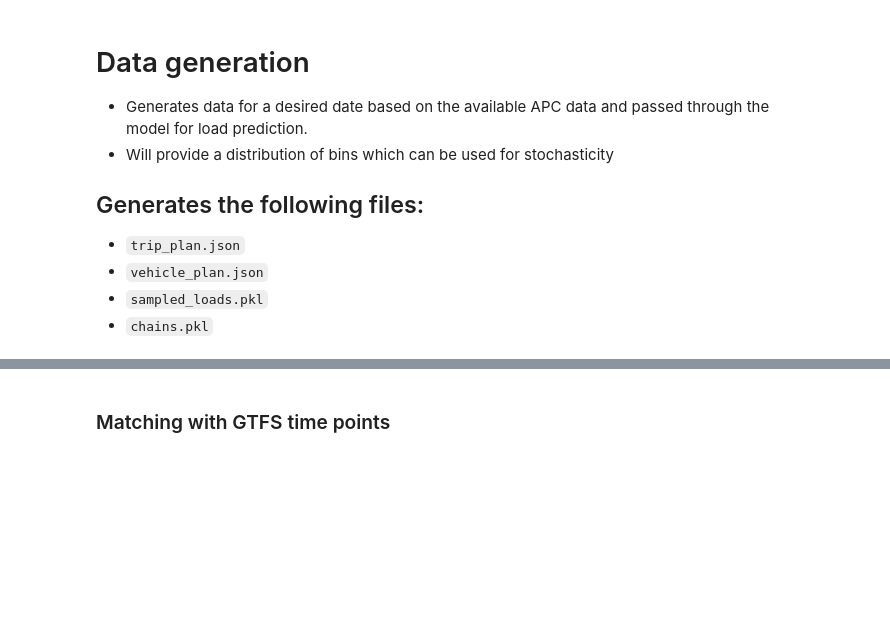
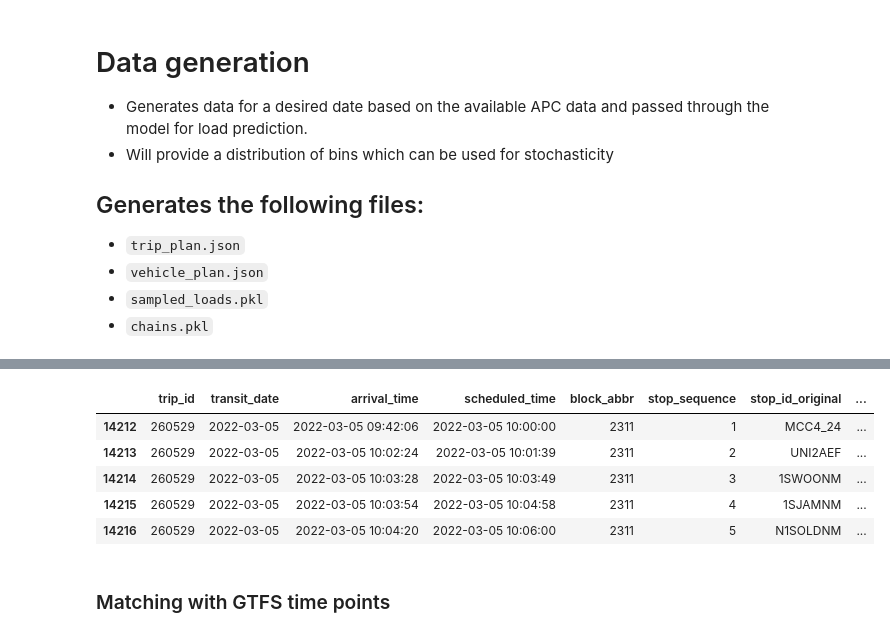
Before and after one commit to jptalusan/ICCPS_stationing, a Jupyter notebook: data_generation/generate_day_trips.ipynb, the cells around one changed output, grey strips where cells are left out. Cells and saved outputs as stored; diff of their text form; code cells hidden in the pictures; blank space fills up the shorter version.

```diff
--- a/data_generation/generate_day_trips.ipynb
+++ b/data_generation/generate_day_trips.ipynb
@@ -232,22 +293,22 @@ input_df = input_df.drop(columns=ohe_columns)
 # %%
-import random
-past = 5
-rand_trips = random.sample(df.trip_id.unique().tolist(), 1)
-for trip_id in tqdm(rand_trips):
-    _df = df.query("trip_id == @trip_id")
-    try:
-        _input_df = input_df.loc[_df.index]
-    except:
-        pass
-past_df = input_df[0:past]
-future_df = input_df[past:]
+# import random
+# past = 5
+# rand_trips = random.sample(df.trip_id.unique().tolist(), 1)
+# for trip_id in tqdm(rand_trips):
+#     _df = df.query("trip_id == @trip_id")
+#     try:
+#         _input_df = input_df.loc[_df.index]
+#     except:
+#         pass
+# past_df = input_df[0:past]
+# future_df = input_df[past:]
 
-display(past_df)
-model = setup_simple_lstm_generator(input_df.shape[1], 5)
-model.load_weights(latest)
-# model.summary()
-res = model.predict(past_df.to_numpy().reshape(1, *past_df.shape))
+# display(past_df)
+# model = setup_simple_lstm_generator(input_df.shape[1], 5)
+# model.load_weights(latest)
+# # model.summary()
+# res = model.predict(past_df.to_numpy().reshape(1, *past_df.shape))
 
-plt.plot(res.flatten(), marker='o')
+# plt.plot(res.flatten(), marker='o')
 # %%
 import random
@@ -291,6 +355,15 @@ for trip_id in tqdm(rand_trips):
         continue
 
 trip_res = pd.concat(trip_res)
+# %%
+trip_res.head()
+# %% [output]
+|  | trip_id | transit_date | arrival_time | scheduled_time | block_abbr | stop_sequence | stop_id_original | ... |
+| 14212 | 260529 | 2022-03-05 | 2022-03-05 09:42:06 | 2022-03-05 10:00:00 | 2311 | 1 | MCC4_24 | ... |
+| 14213 | 260529 | 2022-03-05 | 2022-03-05 10:02:24 | 2022-03-05 10:01:39 | 2311 | 2 | UNI2AEF | ... |
+| 14214 | 260529 | 2022-03-05 | 2022-03-05 10:03:28 | 2022-03-05 10:03:49 | 2311 | 3 | 1SWOONM | ... |
+| 14215 | 260529 | 2022-03-05 | 2022-03-05 10:03:54 | 2022-03-05 10:04:58 | 2311 | 4 | 1SJAMNM | ... |
+| 14216 | 260529 | 2022-03-05 | 2022-03-05 10:04:20 | 2022-03-05 10:06:00 | 2311 | 5 | N1SOLDNM | ... |
 # %%
 _columns = ['trip_id', 'transit_date', 'arrival_time', 'scheduled_time', 'block_abbr',
             'stop_sequence', 'stop_id_original', 'route_id_dir', 'zero_load_at_trip_end',
```
Also changed, not shown: parts of 18 cells of this notebook, 13 other files.
